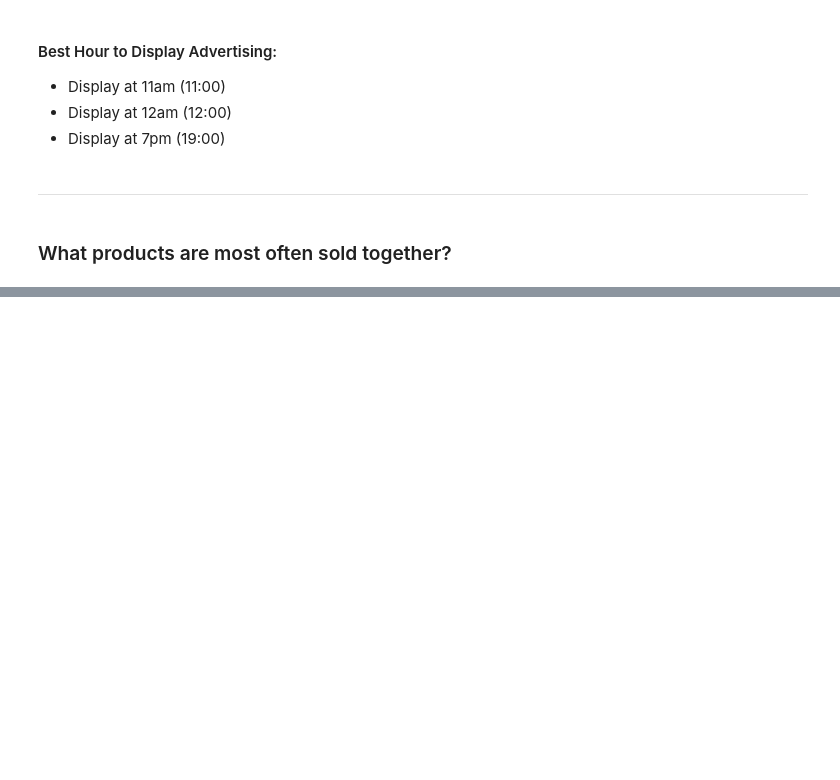
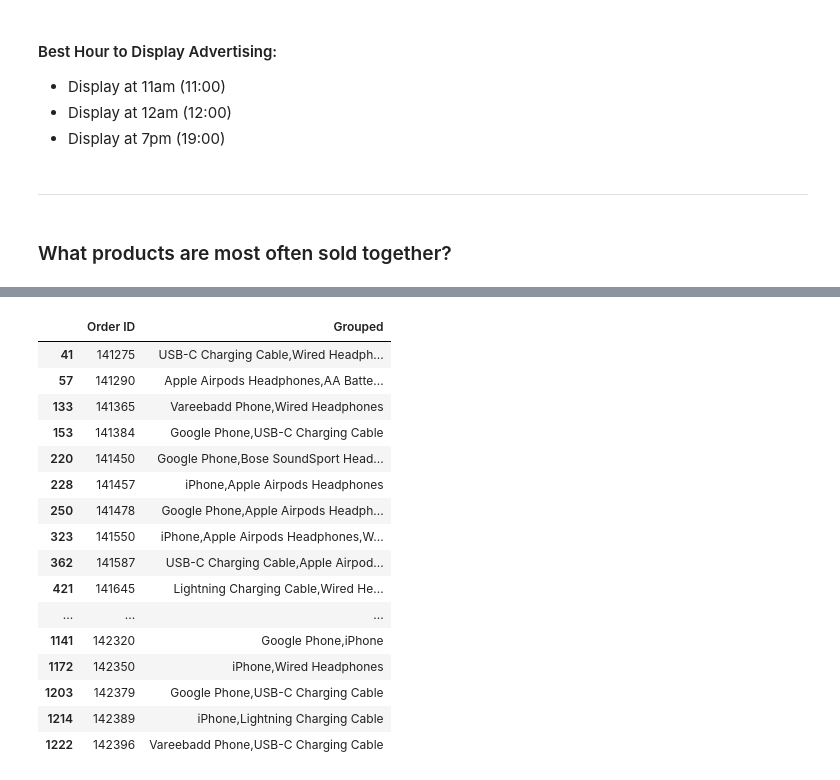
Before and after one commit to fajarslvn/data_analysis, a Jupyter notebook: sales gadget/Sales Analysis.ipynb, the cells around one changed output, grey strips where cells are left out. Saved outputs shown, nothing was run; the diff lists cells and outputs as text; code cells hidden in the pictures; blank space fills up the shorter version.

Commit message:
Add most often product sold together

```diff
--- a/sales gadget/Sales Analysis.ipynb
+++ b/sales gadget/Sales Analysis.ipynb
@@ -244,6 +246,6 @@ plt.show()
 # %% [markdown]
 ### What products are most often sold together?
 # %%
-dupe_order = df[df['Order ID'].duplicated(keep=False)]
-dupe_order.head(20)
+dfl = df[df['Order ID'].duplicated(keep=False)]
+dfl['Grouped'] = dfl.groupby('Order ID')['Product'].transform(lambda x: ','.join(x))
 # %% [output]
@@ -266,0 +256,21 @@ dupe_order.head(20)
+# %%
+dfl = dfl[['Order ID', 'Grouped']].drop_duplicates()
+dfl.head(50)
+# %% [output]
+|  | Order ID | Grouped |
+| 41 | 141275 | USB-C Charging Cable,Wired Headph... |
+| 57 | 141290 | Apple Airpods Headphones,AA Batte... |
+| 133 | 141365 | Vareebadd Phone,Wired Headphones |
+| 153 | 141384 | Google Phone,USB-C Charging Cable |
+| 220 | 141450 | Google Phone,Bose SoundSport Head... |
+| 228 | 141457 | iPhone,Apple Airpods Headphones |
+| 250 | 141478 | Google Phone,Apple Airpods Headph... |
+| 323 | 141550 | iPhone,Apple Airpods Headphones,W... |
+| 362 | 141587 | USB-C Charging Cable,Apple Airpod... |
+| 421 | 141645 | Lightning Charging Cable,Wired He... |
+| ... | ... | ... |
+| 1141 | 142320 | Google Phone,iPhone |
+| 1172 | 142350 | iPhone,Wired Headphones |
+| 1203 | 142379 | Google Phone,USB-C Charging Cable |
+| 1214 | 142389 | iPhone,Lightning Charging Cable |
+| 1222 | 142396 | Vareebadd Phone,USB-C Charging Cable |
```
Also changed, not shown: parts of 7 cells of this notebook.
